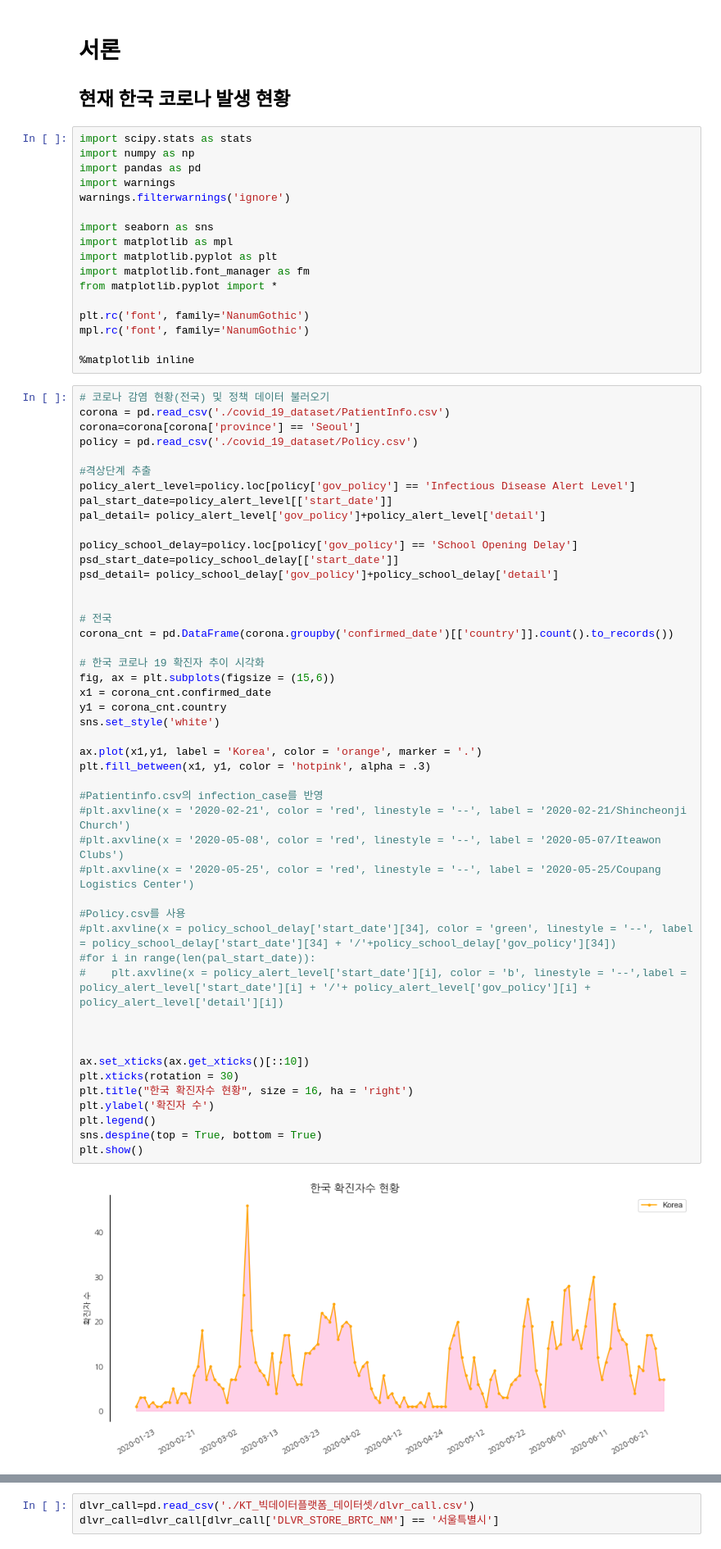
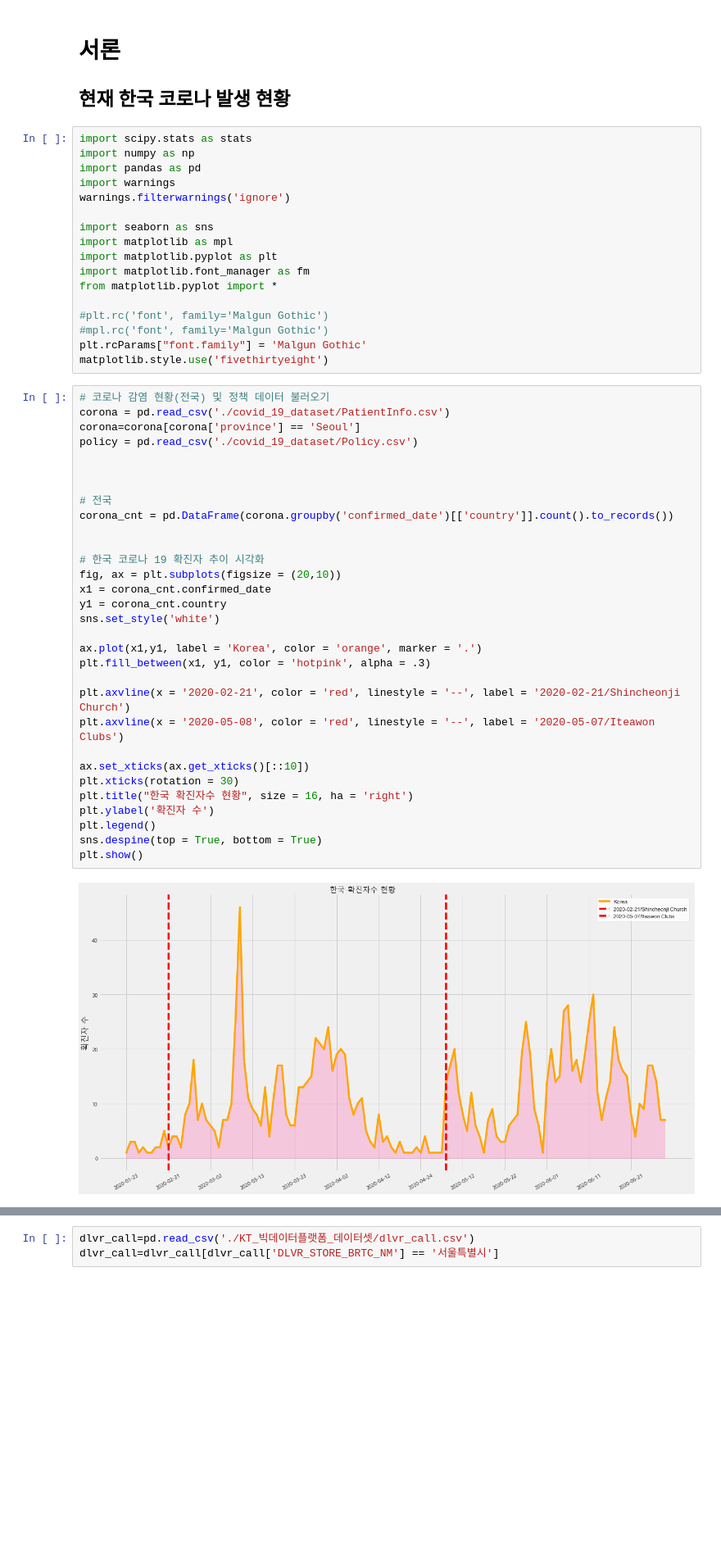
Before and after one commit to wonjun1995/KT_bigdata_platform_BI_challenge, a Jupyter notebook: visualization.ipynb, the cells around one changed output, grey strips where cells are left out. Shown at 82% size. Saved outputs shown, nothing was run; the diff lists cells and outputs as text; blank space fills up the shorter version.

```diff
--- a/visualization.ipynb
+++ b/visualization.ipynb
@@ -43,56 +35,40 @@ import matplotlib.pyplot as plt
 import matplotlib.font_manager as fm
 from matplotlib.pyplot import *
 
-plt.rc('font', family='NanumGothic')
-mpl.rc('font', family='NanumGothic')
-
-%matplotlib inline
+#plt.rc('font', family='Malgun Gothic')
+#mpl.rc('font', family='Malgun Gothic')
+plt.rcParams["font.family"] = 'Malgun Gothic'
+matplotlib.style.use('fivethirtyeight')
 # %%
 # 코로나 감염 현황(전국) 및 정책 데이터 불러오기
 corona = pd.read_csv('./covid_19_dataset/PatientInfo.csv')
 corona=corona[corona['province'] == 'Seoul']
 policy = pd.read_csv('./covid_19_dataset/Policy.csv')
 
-#격상단계 추출
-policy_alert_level=policy.loc[policy['gov_policy'] == 'Infectious Disease Alert Level']
-pal_start_date=policy_alert_level[['start_date']]
-pal_detail= policy_alert_level['gov_policy']+policy_alert_level['detail']
-
-policy_school_delay=policy.loc[policy['gov_policy'] == 'School Opening Delay']
-psd_start_date=policy_school_delay[['start_date']]
-psd_detail= policy_school_delay['gov_policy']+policy_school_delay['detail']
 
 
 # 전국
 corona_cnt = pd.DataFrame(corona.groupby('confirmed_date')[['country']].count().to_records())
 
+
 # 한국 코로나 19 확진자 추이 시각화
-fig, ax = plt.subplots(figsize = (15,6))
+fig, ax = plt.subplots(figsize = (20,10))
 x1 = corona_cnt.confirmed_date
 y1 = corona_cnt.country
 sns.set_style('white')
 
 ax.plot(x1,y1, label = 'Korea', color = 'orange', marker = '.')
 plt.fill_between(x1, y1, color = 'hotpink', alpha = .3)
 
-#Patientinfo.csv의 infection_case를 반영
-#plt.axvline(x = '2020-02-21', color = 'red', linestyle = '--', label = '2020-02-21/Shincheonji Church')
-#plt.axvline(x = '2020-05-08', color = 'red', linestyle = '--', label = '2020-05-07/Iteawon Clubs')
-#plt.axvline(x = '2020-05-25', color = 'red', linestyle = '--', label = '2020-05-25/Coupang Logistics Center')
-
-#Policy.csv를 사용
-#plt.axvline(x = policy_school_delay['start_date'][34], color = 'green', linestyle = '--', label = policy_school_delay['start_date'][34] + '/'+policy_school_delay['gov_policy'][34])
-#for i in range(len(pal_start_date)):
-#    plt.axvline(x = policy_alert_level['start_date'][i], color = 'b', linestyle = '--',label = policy_alert_level['start_date'][i] + '/'+ policy_alert_level['gov_policy'][i] + policy_alert_level['detail'][i])
-
-
+plt.axvline(x = '2020-02-21', color = 'red', linestyle = '--', label = '2020-02-21/Shincheonji Church')
+plt.axvline(x = '2020-05-08', color = 'red', linestyle = '--', label = '2020-05-07/Iteawon Clubs')
 
 ax.set_xticks(ax.get_xticks()[::10])
 plt.xticks(rotation = 30)
 plt.title("한국 확진자수 현황", size = 16, ha = 'right')
 plt.ylabel('확진자 수')
 plt.legend()
 sns.despine(top = True, bottom = True)
 plt.show()
 # %% [output]
-[figure, old version]
+[figure, new version]
```
Also changed, not shown: parts of 21 cells of this notebook, 2 other files.
